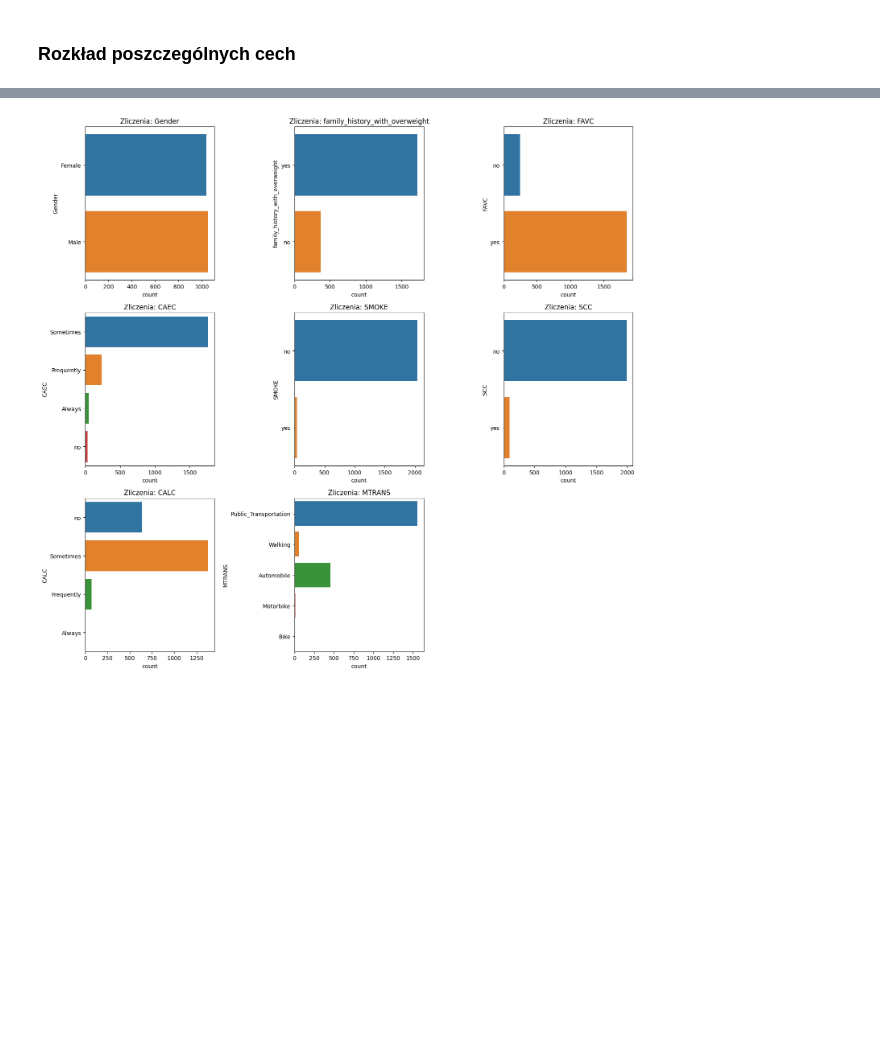
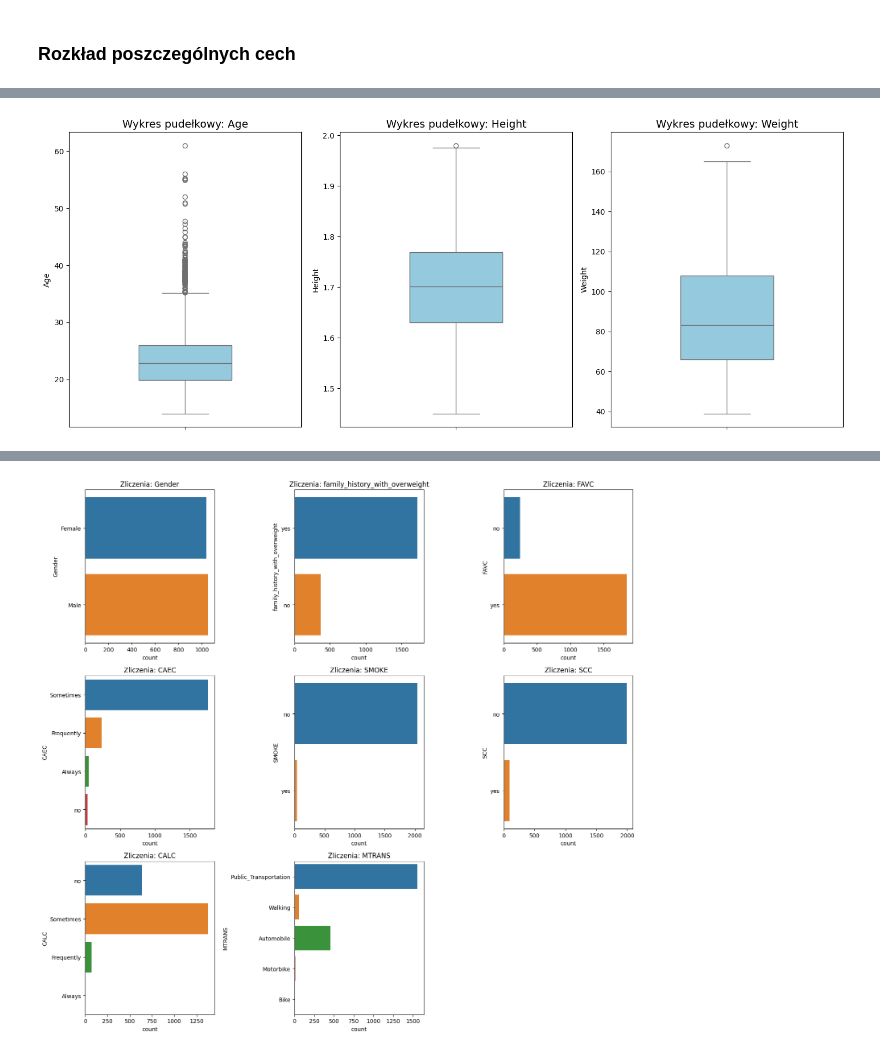
Before and after one commit to Zajecia-na-PWr-LR/lista-5-swientyk, a Jupyter notebook: lab05-ensemble.ipynb, the cells around one changed output, grey strips where cells are left out. Cells and saved outputs as stored; diff of their text form; code cells hidden in the pictures; blank space fills up the shorter version.

```diff
--- a/lab05-ensemble.ipynb
+++ b/lab05-ensemble.ipynb
@@ -162,0 +173,12 @@ plt.show()
+# %%
+fig, axes = plt.subplots(nrows=1, ncols=3, figsize=(15, 6))
+
+for i, col in enumerate(continuous_cols):
+    sns.boxplot(data=df, y=col, ax=axes[i], color='skyblue', width=0.4)
+
+    axes[i].set_title(f'Wykres pudełkowy: {col}', fontsize=14)
+
+plt.tight_layout()
+plt.show()
+# %% [output]
+[figure, added]
```
Also changed, not shown: parts of 20 cells of this notebook.
